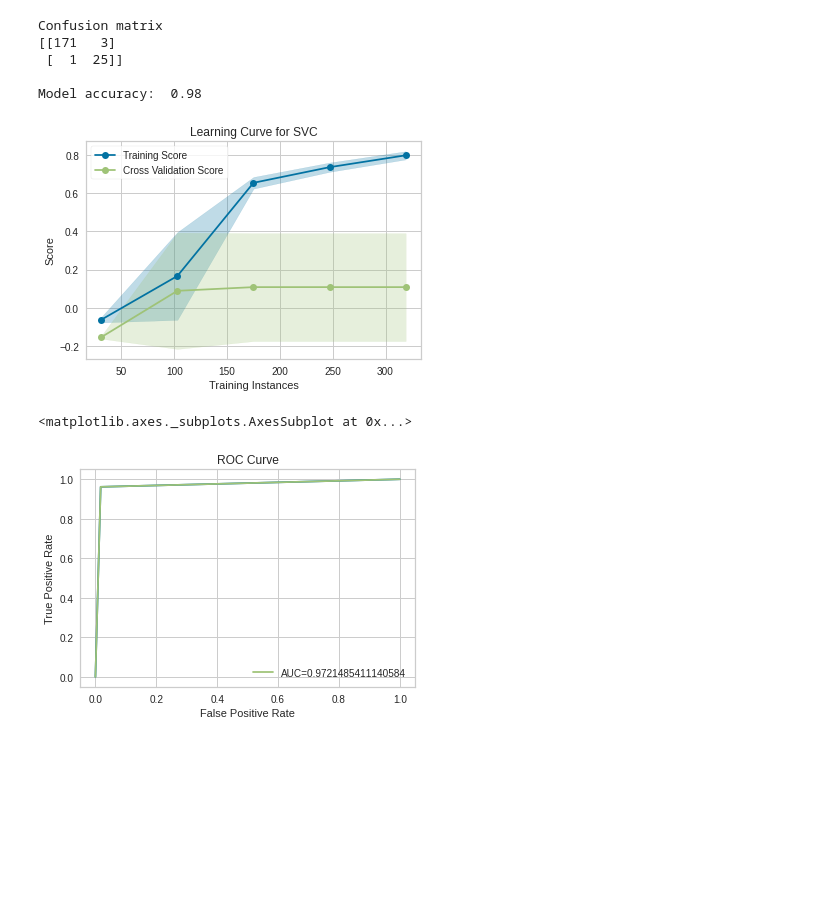
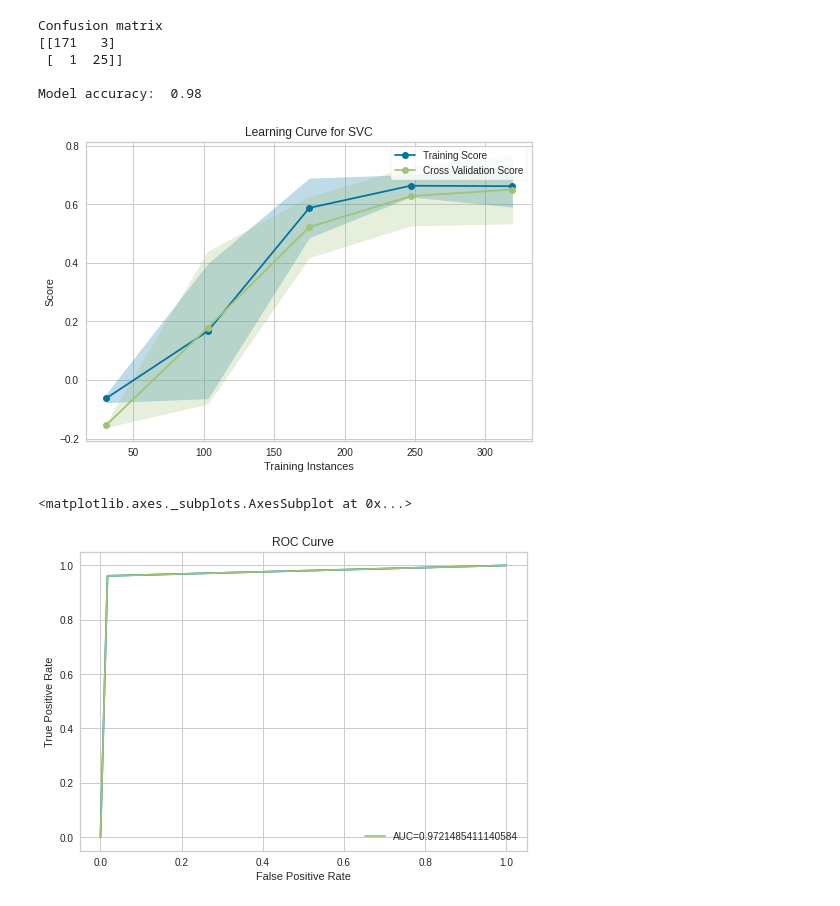
Before and after one commit to 0xOrigin/ANN_SVM_Project, a Jupyter notebook: Notebooks/Models/SVM_Numeric.ipynb, the cells around one changed output. Drawn from its saved outputs; the diff is of its cells as text; code cells hidden in the pictures; blank space fills up the shorter version.

```diff
--- a/Notebooks/Models/SVM_Numeric.ipynb
+++ b/Notebooks/Models/SVM_Numeric.ipynb
@@ -70,13 +70,13 @@ Model accuracy:  0.98
 # %%
 # Learning curve
 from yellowbrick.model_selection import LearningCurve
 
 visualizer = LearningCurve(svm, scoring='r2')
 
-visualizer.fit(np.append(X_valid, X_test, axis = 0),np.append(y_valid, y_test, axis = 0))
+visualizer.fit(np.append(X_valid, sc.transform(X_test), axis = 0),np.append(y_valid, y_test, axis = 0))
 visualizer.show()
 # %% [output]
-[figure, old version]
+[figure, new version]
 <matplotlib.axes._subplots.AxesSubplot at 0x...>
 # %%
 ################## ROC Curve
@@ -91,7 +91,7 @@ plt.xlabel('False Positive Rate')
 plt.legend(loc=4)
 plt.show()
 # %% [output]
-[figure, old version]
+[figure, new version]
 # %%
 import pickle
 fileName = "/content/drive/MyDrive/ML_Results_Main/SVM_Numeric_98.model"
```
Also changed, not shown: 3 other files.
